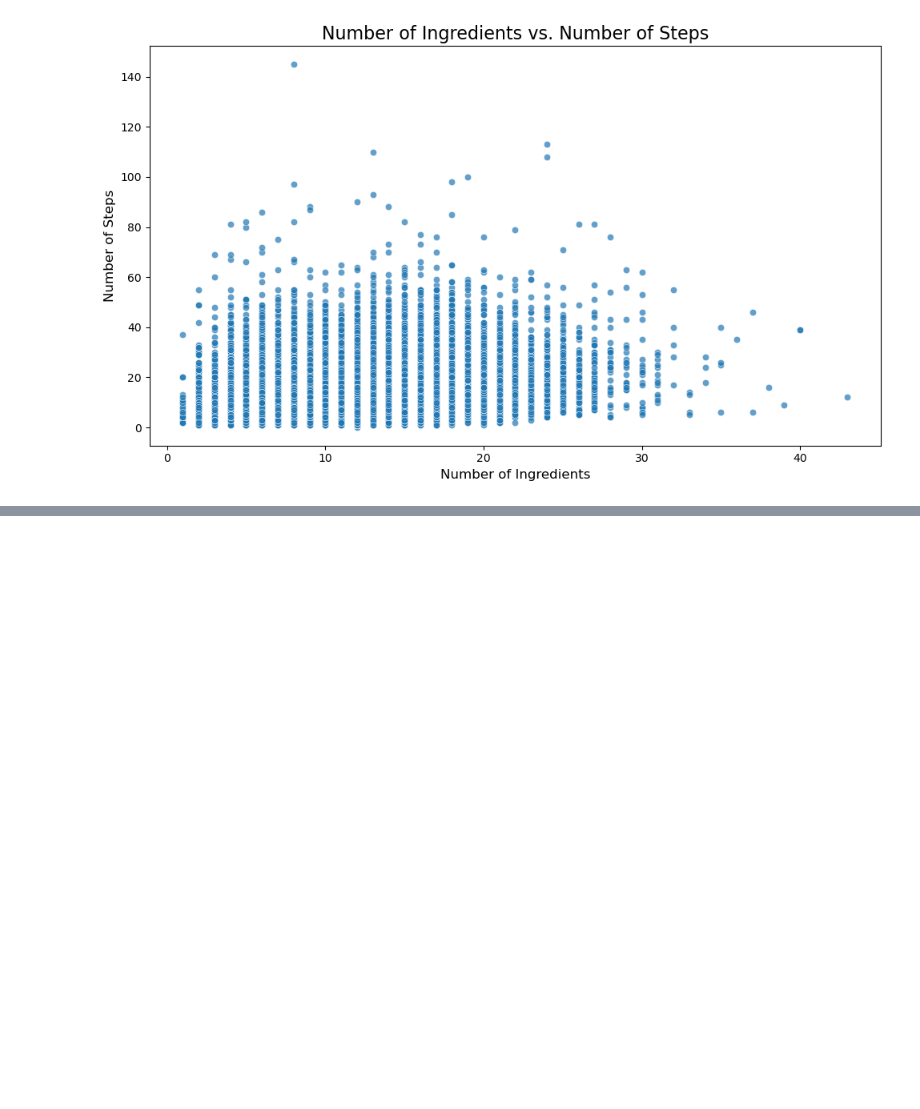
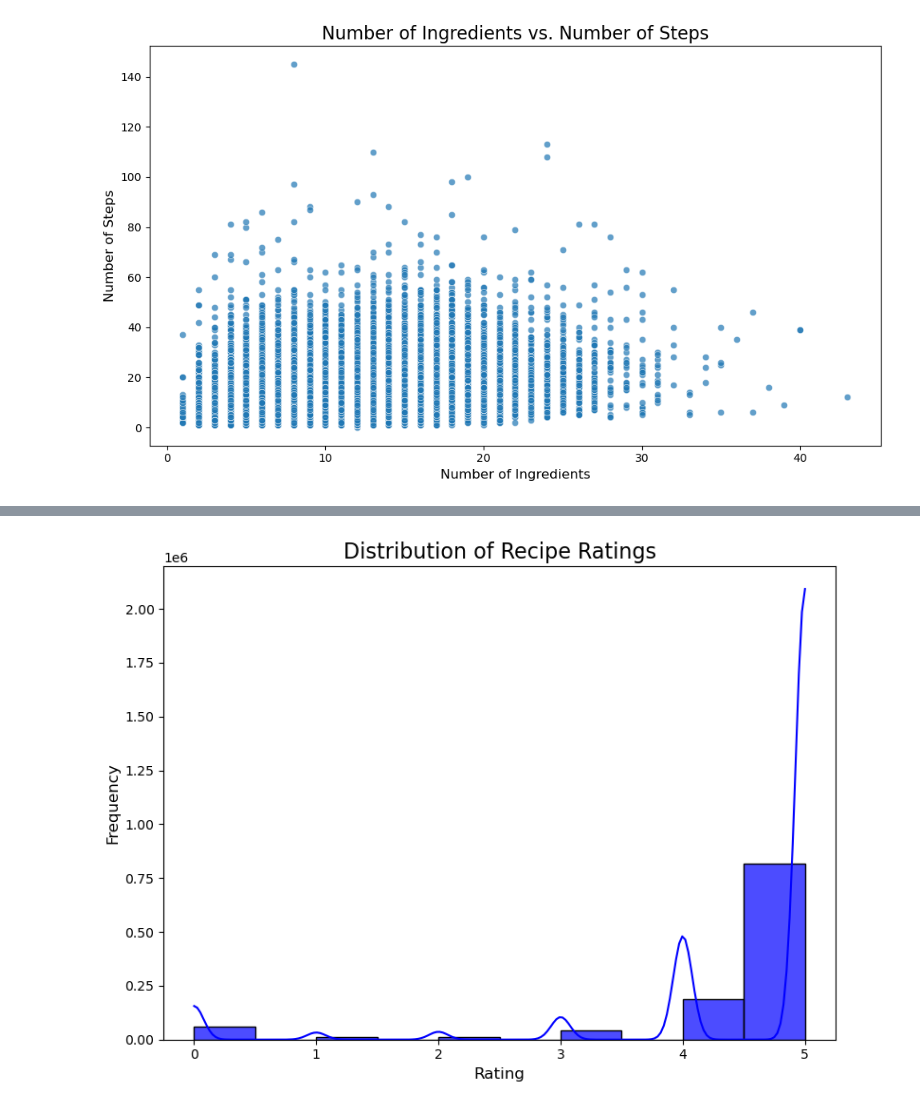
Before and after one commit to nathanielgberg/CSE-258, a Jupyter notebook: Assignment2.ipynb, the cells around one changed output, grey strips where cells are left out. Saved outputs shown, nothing was run; the diff lists cells and outputs as text; code cells hidden in the pictures; blank space fills up the shorter version.

Commit message:
new additional graphs added for eda

```diff
--- a/Assignment2.ipynb
+++ b/Assignment2.ipynb
@@ -90,3 +100,13 @@ plt.tight_layout()
 plt.show()
 # %% [output]
 [figure]
+# %%
+# Rename the 'id' column in raw_recipes_df to match the 'recipe_id' column in RAW_interactions_df
+raw_recipes_df = raw_recipes_df.rename(columns={'id': 'recipe_id'})
+
+# Merge the datasets
+merged_df = pd.merge(raw_recipes_df, dataframes['RAW_interactions'], on='recipe_id', how='inner')
+
+# Verify the merge
+print("Merged DataFrame shape:", merged_df.shape)
+merged_df.head()
@@ -92,0 +121,10 @@ plt.show()
+# %%
+plt.figure(figsize=(8, 6))
+sns.histplot(merged_df['rating'], bins=10, kde=True, color='blue', alpha=0.7)
+plt.title("Distribution of Recipe Ratings", fontsize=16)
+plt.xlabel("Rating", fontsize=12)
+plt.ylabel("Frequency", fontsize=12)
+plt.tight_layout()
+plt.show()
+# %% [output]
+[figure, added]
```
Also changed, not shown: parts of 7 cells of this notebook.
